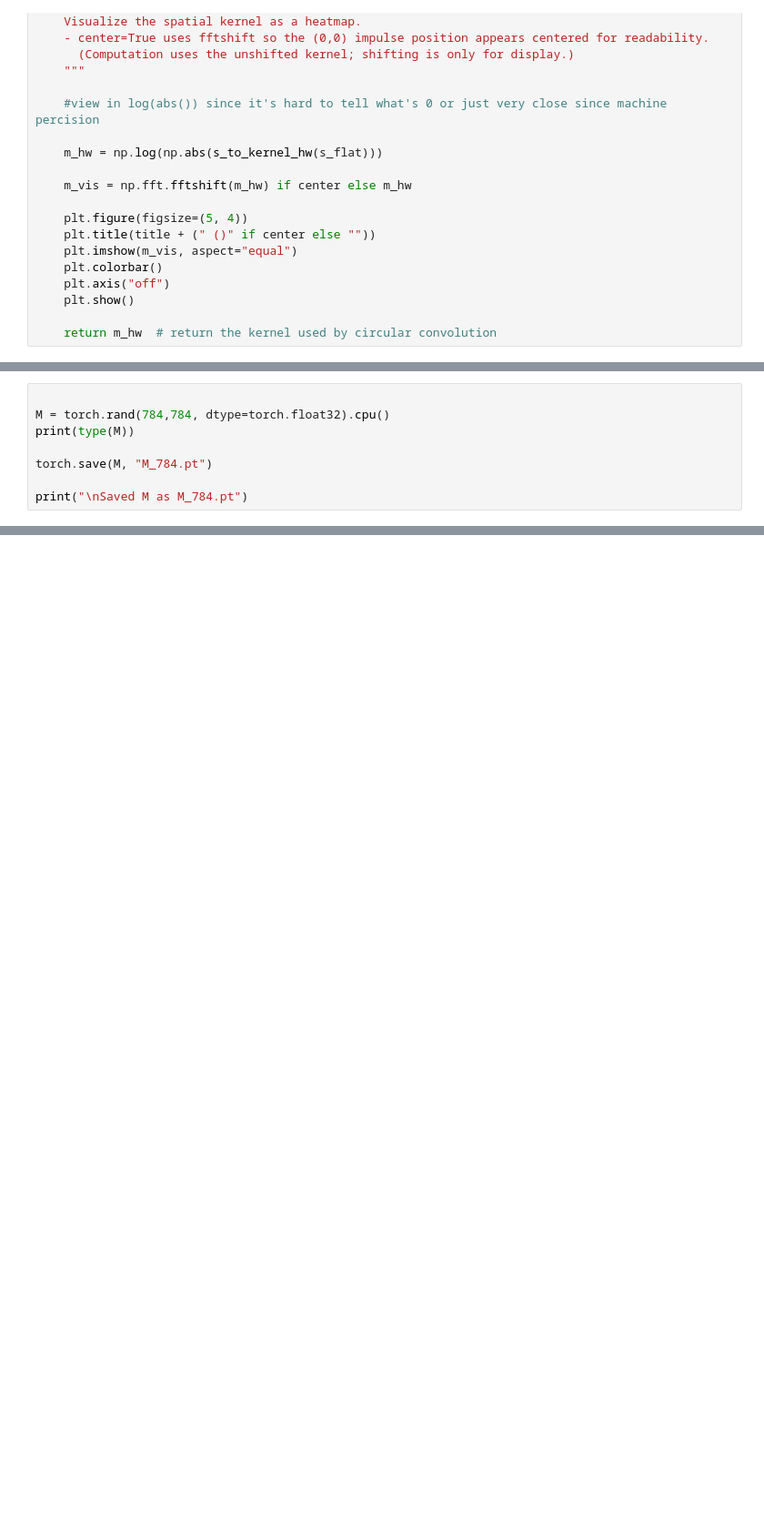
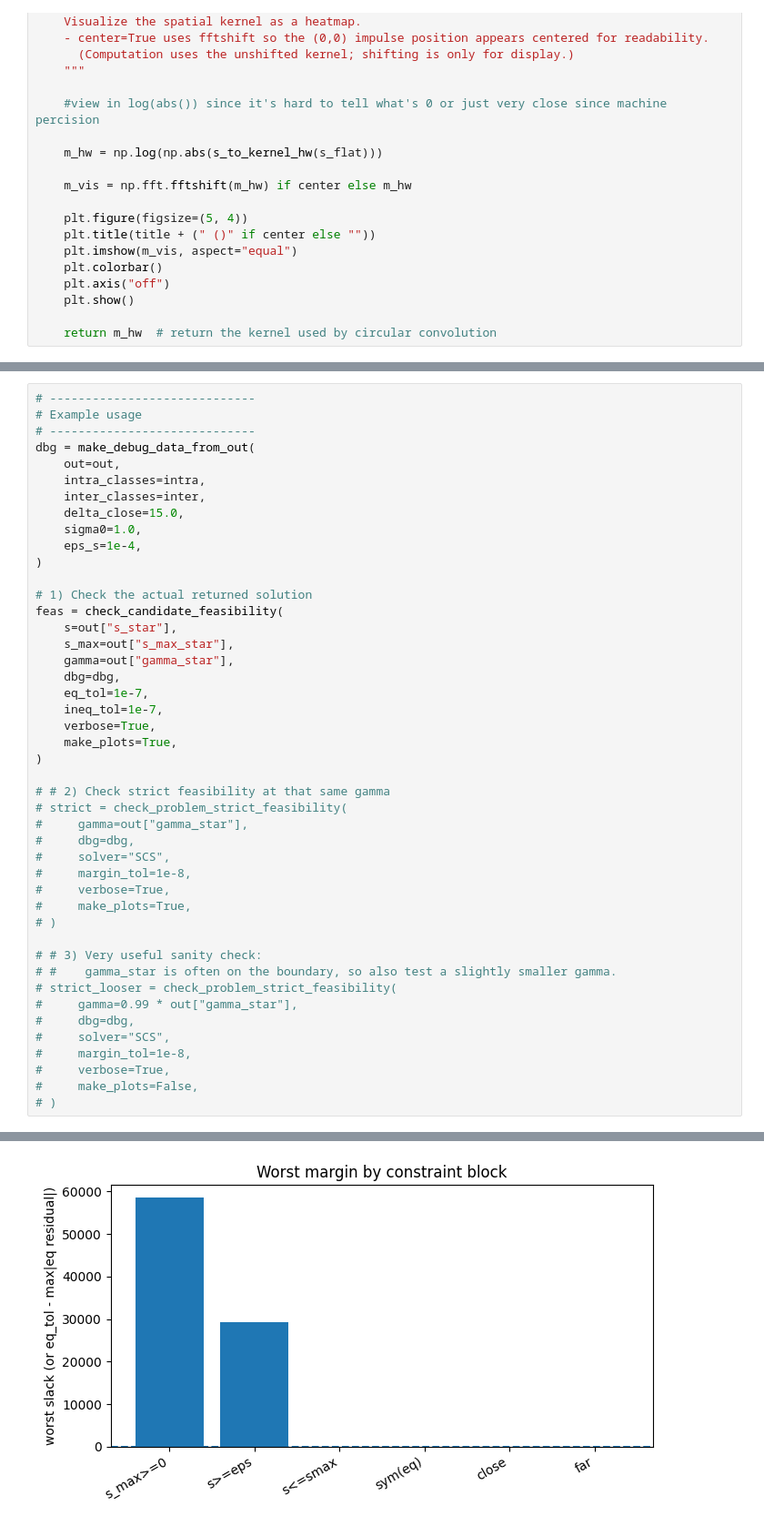
Before and after one commit to peter-w-hoffman/mapped_diffusion, a Jupyter notebook: M_solver.ipynb, the cells around one changed output, grey strips where cells are left out. Shown at 91% size. Saved outputs shown, nothing was run; the diff lists cells and outputs as text; blank space fills up the shorter version.

```diff
--- a/M_solver.ipynb
+++ b/M_solver.ipynb
@@ -1071,8 +907,0 @@ params       : {'intra_classes': {1, 2, 7}, 'inter_classes': {8}, 'time_grid': [
-# %%
-
-M = torch.rand(784,784, dtype=torch.float32).cpu()
-print(type(M))
-
-torch.save(M, "M_784.pt")
-
-print("\nSaved M as M_784.pt")
@@ -1094,0 +1537,46 @@ score = 0 when everything at (0,0)
+# %%
+# -----------------------------
+# Example usage
+# -----------------------------
+dbg = make_debug_data_from_out(
+    out=out,
+    intra_classes=intra,
+    inter_classes=inter,
+    delta_close=15.0,
+    sigma0=1.0,
+    eps_s=1e-4,
+)
+
+# 1) Check the actual returned solution
+feas = check_candidate_feasibility(
+    s=out["s_star"],
+    s_max=out["s_max_star"],
+    gamma=out["gamma_star"],
+    dbg=dbg,
+    eq_tol=1e-7,
+    ineq_tol=1e-7,
+    verbose=True,
+    make_plots=True,
+)
+
+# # 2) Check strict feasibility at that same gamma
+# strict = check_problem_strict_feasibility(
+#     gamma=out["gamma_star"],
+#     dbg=dbg,
+#     solver="SCS",
+#     margin_tol=1e-8,
+#     verbose=True,
+#     make_plots=True,
+# )
+
+# # 3) Very useful sanity check:
+# #    gamma_star is often on the boundary, so also test a slightly smaller gamma.
+# strict_looser = check_problem_strict_feasibility(
+#     gamma=0.99 * out["gamma_star"],
+#     dbg=dbg,
+#     solver="SCS",
+#     margin_tol=1e-8,
+#     verbose=True,
+#     make_plots=False,
+# )
+# %% [output]
@@ -1094,0 +1599 @@ score = 0 when everything at (0,0)
+[figure, added]
```
Also changed, not shown: parts of 21 cells of this notebook, 4 other files.
